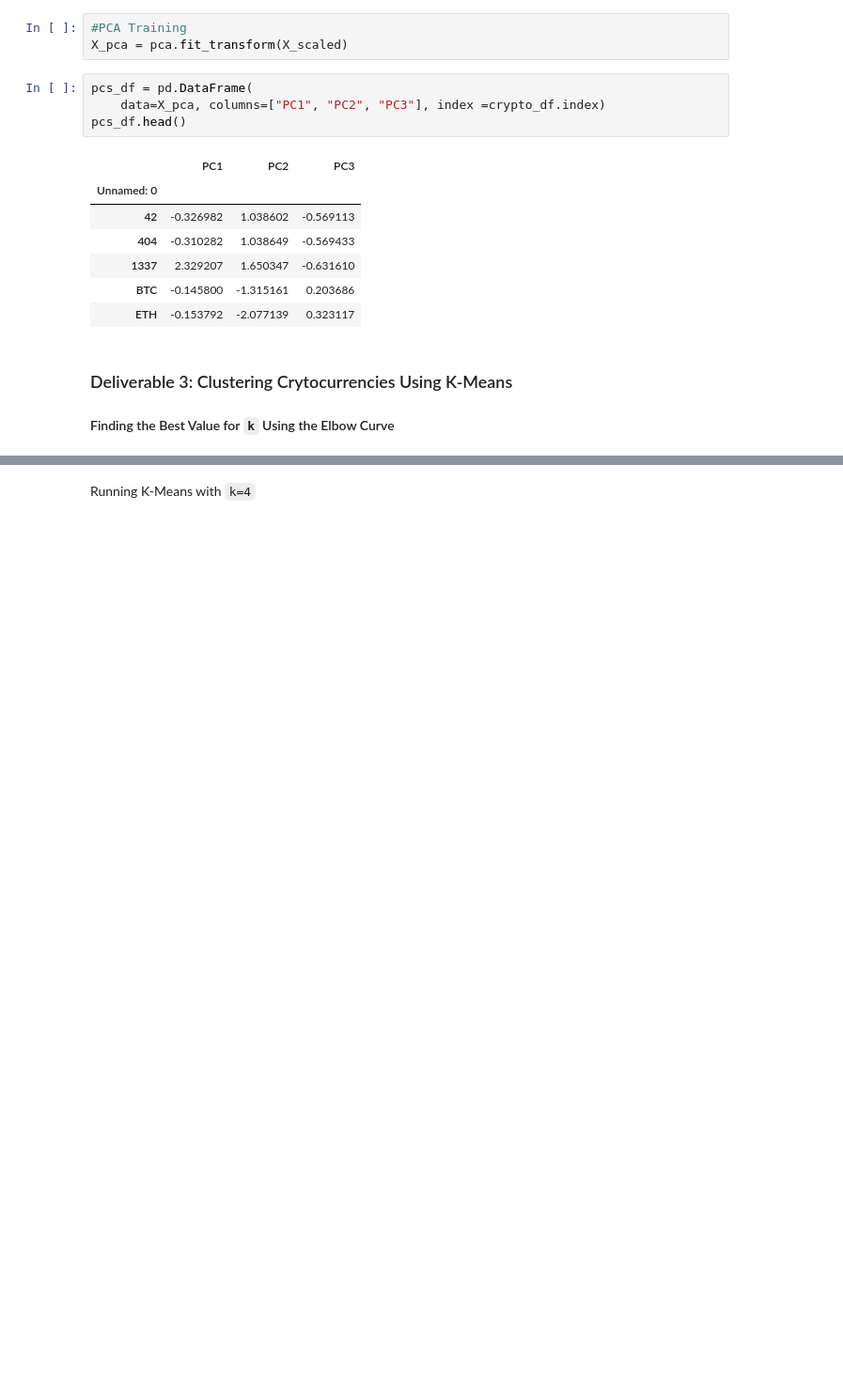
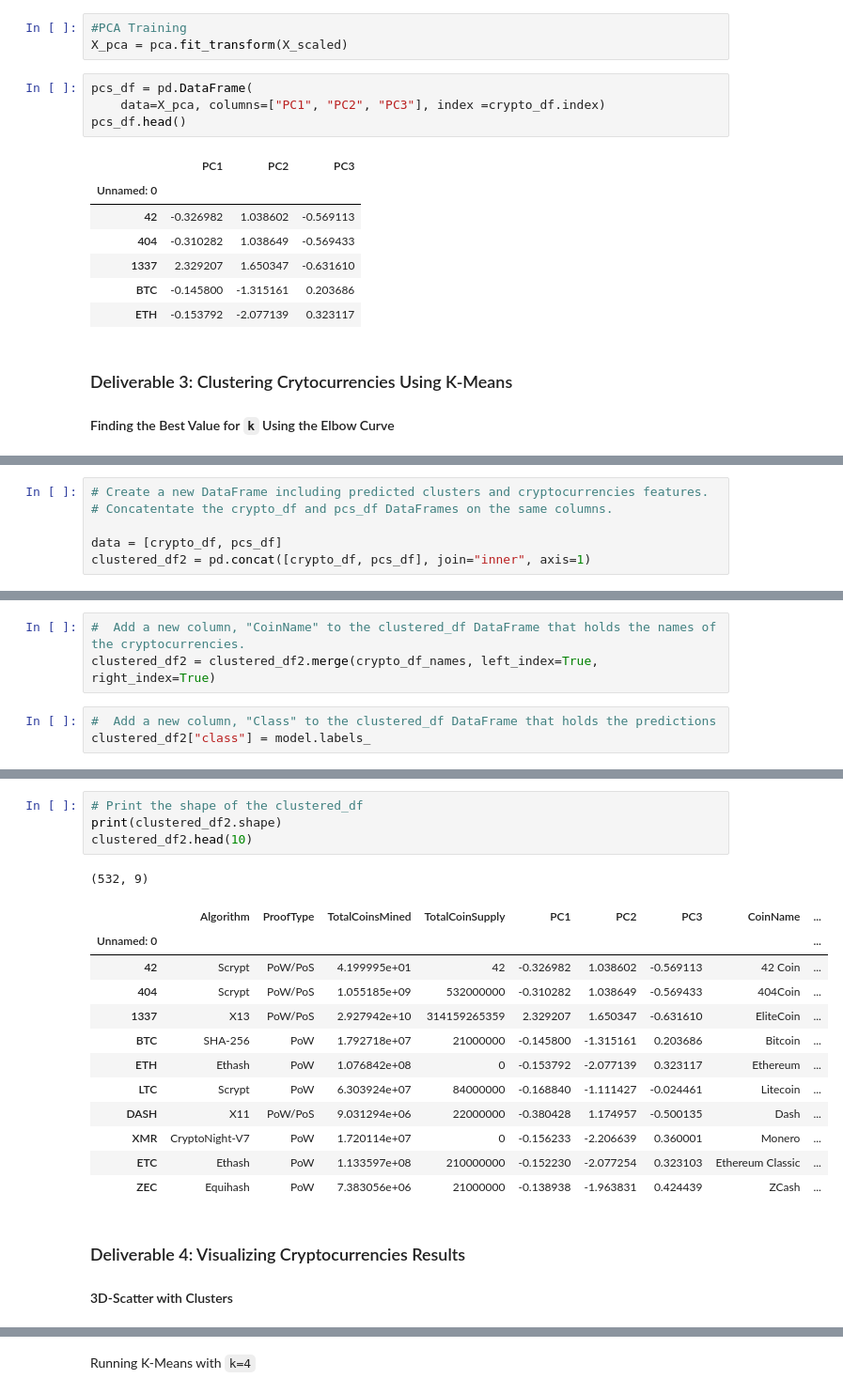
Before and after one commit to mustafaikizler/Cryptocurrencies, a Jupyter notebook: crypto_clustering.ipynb, the cells around one changed output, grey strips where cells are left out. Shown: that part at 94% size. Drawn from its saved outputs; the diff is of its cells as text; blank space fills up the shorter version.

```diff
--- a/crypto_clustering.ipynb
+++ b/crypto_clustering.ipynb
@@ -283 +282,7 @@ clustred_df1 = pd.concat([crypto_df, pcs_df], join="inner", axis=1)
+# %%
+# Create a new DataFrame including predicted clusters and cryptocurrencies features.
+# Concatentate the crypto_df and pcs_df DataFrames on the same columns.
+
+data = [crypto_df, pcs_df]
+clustered_df2 = pd.concat([crypto_df, pcs_df], join="inner", axis=1)
 # %%
@@ -290,3 +295,9 @@ clustred_df1.head()
 | 1337 | X13 | PoW/PoS | 2.927942e+10 | 314159265359 | 2.329207 | 1.650347 | -0.631610 |
 | BTC | SHA-256 | PoW | 1.792718e+07 | 21000000 | -0.145800 | -1.315161 | 0.203686 |
 | ETH | Ethash | PoW | 1.076842e+08 | 0 | -0.153792 | -2.077139 | 0.323117 |
+# %%
+#  Add a new column, "CoinName" to the clustered_df DataFrame that holds the names of the cryptocurrencies.
+clustered_df2 = clustered_df2.merge(crypto_df_names, left_index=True, right_index=True)
+# %%
+#  Add a new column, "Class" to the clustered_df DataFrame that holds the predictions
+clustered_df2["class"] = model.labels_
@@ -292,0 +314,22 @@ clustred_df1.head()
+# %%
+# Print the shape of the clustered_df
+print(clustered_df2.shape)
+clustered_df2.head(10)
+# %% [output]
+(532, 9)
+|  | Algorithm | ProofType | TotalCoinsMined | TotalCoinSupply | PC1 | PC2 | PC3 | CoinName | ... |
+| Unnamed: 0 |  |  |  |  |  |  |  |  | ... |
+| 42 | Scrypt | PoW/PoS | 4.199995e+01 | 42 | -0.326982 | 1.038602 | -0.569113 | 42 Coin | ... |
+| 404 | Scrypt | PoW/PoS | 1.055185e+09 | 532000000 | -0.310282 | 1.038649 | -0.569433 | 404Coin | ... |
+| 1337 | X13 | PoW/PoS | 2.927942e+10 | 314159265359 | 2.329207 | 1.650347 | -0.631610 | EliteCoin | ... |
+| BTC | SHA-256 | PoW | 1.792718e+07 | 21000000 | -0.145800 | -1.315161 | 0.203686 | Bitcoin | ... |
+| ETH | Ethash | PoW | 1.076842e+08 | 0 | -0.153792 | -2.077139 | 0.323117 | Ethereum | ... |
+| LTC | Scrypt | PoW | 6.303924e+07 | 84000000 | -0.168840 | -1.111427 | -0.024461 | Litecoin | ... |
+| DASH | X11 | PoW/PoS | 9.031294e+06 | 22000000 | -0.380428 | 1.174957 | -0.500135 | Dash | ... |
+| XMR | CryptoNight-V7 | PoW | 1.720114e+07 | 0 | -0.156233 | -2.206639 | 0.360001 | Monero | ... |
+| ETC | Ethash | PoW | 1.133597e+08 | 210000000 | -0.152230 | -2.077254 | 0.323103 | Ethereum Classic | ... |
+| ZEC | Equihash | PoW | 7.383056e+06 | 21000000 | -0.138938 | -1.963831 | 0.424439 | ZCash | ... |
+# %% [markdown]
+### Deliverable 4: Visualizing Cryptocurrencies Results
+
+#### 3D-Scatter with Clusters
```
Also changed, not shown: parts of 29 cells of this notebook, 1 other file.
